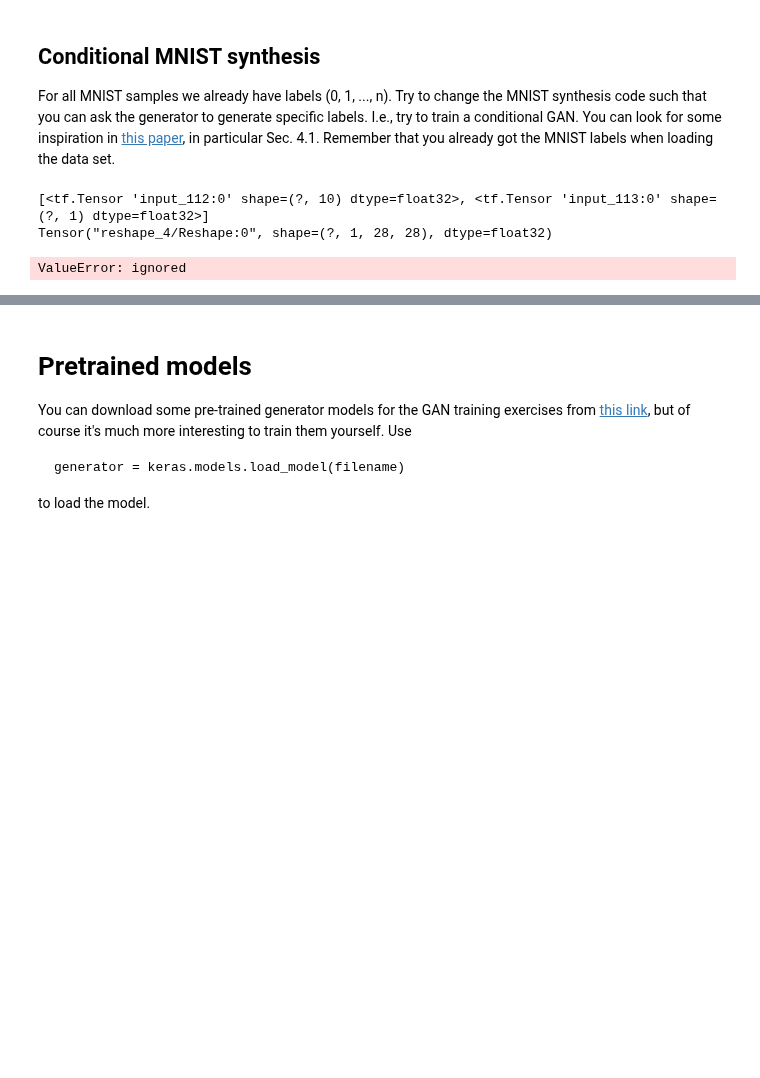
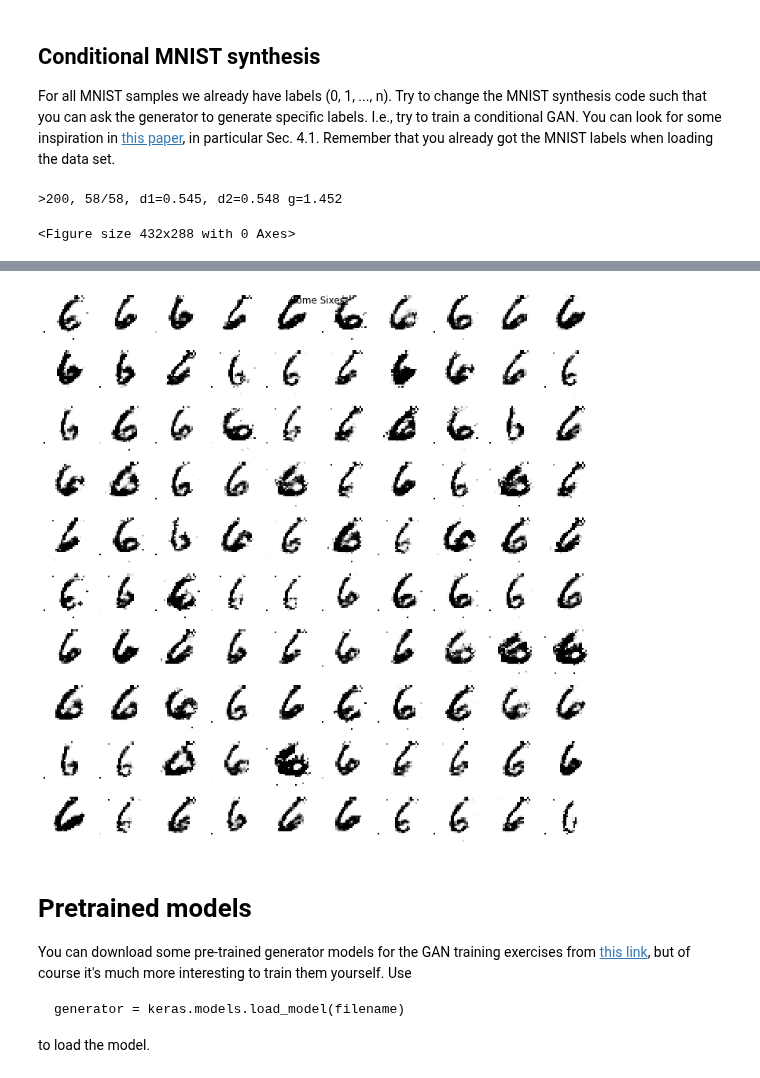
Before and after one commit to dloeffen/8dm50-machine-learning, a Jupyter notebook: practicals/week5_gan_practical_share.ipynb, the cells around one changed output, grey strips where cells are left out. Saved outputs shown, nothing was run; the diff lists cells and outputs as text; code cells hidden in the pictures; blank space fills up the shorter version.

```diff
--- a/practicals/week5_gan_practical_share.ipynb
+++ b/practicals/week5_gan_practical_share.ipynb
@@ -771,9 +773,7 @@ def get_generator_conditional(latent_dim=10, n_classes=10):
   model.compile(loss='binary_crossentropy', optimizer=opt)
   return model
 
-def get_gan_conditional():
-  discriminator = get_discriminator_conditional()
-  generator = get_generator_conditional()
+def get_gan_conditional(generator, discriminator):
 
   discriminator.trainable = False
   gen_noise, gen_label = generator.input
@@ -782,13 +782,6 @@ def get_gan_conditional():
   gan = Model([gen_noise, gen_label], gan_output)
   gan.compile(loss='binary_crossentropy', optimizer=keras.optimizers.Adam(lr=0.0002, beta_1=0.5))
   return gan
-# %%
-generator = get_generator_conditional()
-print(generator.input)
-print(generator.output)
-# %% [output]
-[<tf.Tensor 'input_112:0' shape=(?, 10) dtype=float32>, <tf.Tensor 'input_113:0' shape=(?, 1) dtype=float32>]
-Tensor("reshape_4/Reshape:0", shape=(?, 1, 28, 28), dtype=float32)
 # %%
 import numpy as np
 
@@ -797,7 +790,7 @@ d_losses2 = []
 g_losses = []
 
 epochs = 200
-batch_size = 128
+batch_size = 1024
 
 X_train = (train_set_images.reshape(60000, 1, 28, 28).astype(np.float32) - 0.5)/0.5
 batch_count = int(X_train.shape[0] / batch_size)
@@ -807,10 +800,14 @@ n_classes = 10
 
 discriminator = get_discriminator_conditional()
 generator = get_generator_conditional()
-gan = get_generator_conditional()
+gan = get_gan_conditional(generator, discriminator)
+
+discriminator.summary()
+generator.summary()
+gan.summary()
 
 for e in range(epochs):
-  for _ in range(batch_count):
+  for b in range(batch_count):
     # Get a random set of input noise and images
     noise = np.random.normal(0, 1, size=[batch_size, latent_dim])
 
@@ -823,7 +820,7 @@ for e in range(epochs):
 
     # generate latent points
     len_fake_batch = int(batch_size/2)
-    x_input = numpy.random.randn(latent_dim * len_fake_batch)
+    x_input = np.random.randn(latent_dim * len_fake_batch)
     z_input = x_input.reshape(len_fake_batch, latent_dim)
     labels_fake = np.random.randint(0, n_classes, len_fake_batch)
     y_fake = np.zeros((len_fake_batch, 1))
@@ -841,7 +838,7 @@ for e in range(epochs):
     d_loss2 = discriminator.train_on_batch([X_fake, labels_fake], y_fake)
 
     # generate more latent points
-    x_input = numpy.random.randn(latent_dim * len_fake_batch)
+    x_input = np.random.randn(latent_dim * len_fake_batch)
     z_input = x_input.reshape(len_fake_batch, latent_dim)
     labels_input = np.random.randint(0, n_classes, len_fake_batch)[:,None]
 
@@ -849,21 +846,37 @@ for e in range(epochs):
 
     g_loss = gan.train_on_batch([z_input, labels_input], y_gan)
 
-    print('>%d, %d/%d, d1=%.3f, d2=%.3f g=%.3f' %
-          (i+1, j+1, batch_count, d_loss1, d_loss2, g_loss))
+    print('\r>%d, %d/%d, d1=%.3f, d2=%.3f g=%.3f' %
+          (e+1, b+1, batch_count, d_loss1, d_loss2, g_loss), end='')
 
   d_losses1.append(d_loss1)
   d_losses2.append(d_loss2)
   g_losses.append(g_loss)
 
   if e % 5 == 0:
+    labels_fake = np.random.randint(0, n_classes, 100)
     noise = np.random.normal(0, 1, size=[100, latent_dim])
-    generatedImages = generator.predict(noise)
-    generatedImages = generatedImages.reshape(100, 28, 28)
+    generatedImages = generator.predict([noise, labels_fake])
+    generatedImages = generatedImages.reshape(100,28,28)
     plotImages(generatedImages, title='Epoch {}'.format(e))
     display.display(plt.gcf())
     display.clear_output(wait=True)
     time.sleep(0.001)
     saveModels(e)
 # %% [output]
-ValueError: ignored
+>200, 58/58, d1=0.545, d2=0.548 g=1.452
+<Figure size 432x288 with 0 Axes>
+# %%
+print("Final d1 loss: {0}".format(d_losses1[-1]))
+print("Final d2 loss: {0}".format(d_losses2[-1]))
+print("Final g loss: {0}".format(g_losses[-1]))
+
+latent_dim = 10
+
+# Generate some sixes
+labels_fake = np.ones((100,1))*6
+noise = np.random.normal(0,1, size=[100, latent_dim])
+generatedImages = generator.predict([noise, labels_fake])
+generatedImages = generatedImages.reshape(100, 28, 28)
+plotImages(generatedImages, title='Some Sixes')
+# %% [output]
@@ -870,3 +886,4 @@ ValueError: ignored
+[figure, added]
 # %% [markdown]
 # Pretrained models
 
```
Also changed, not shown: parts of 6 cells of this notebook.
